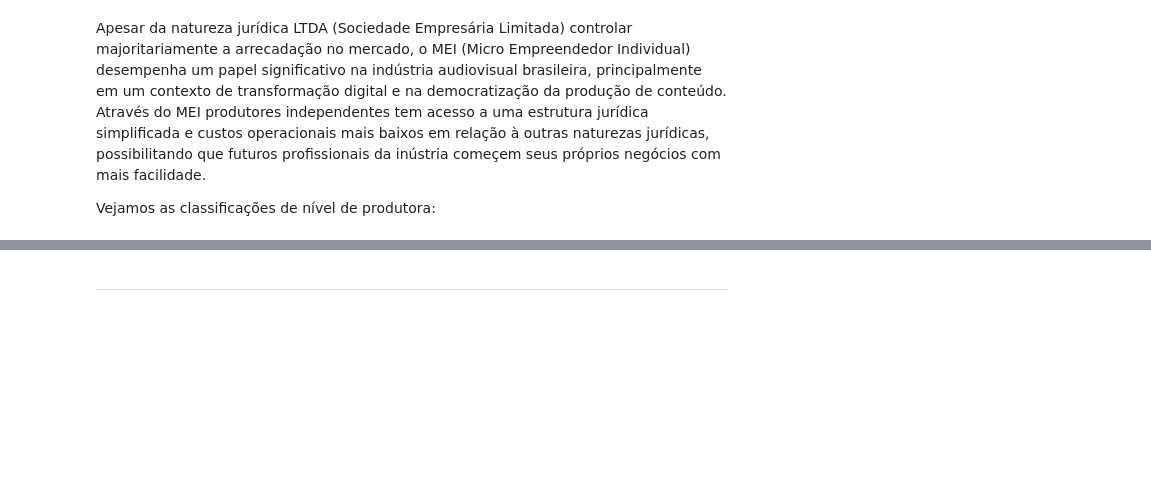
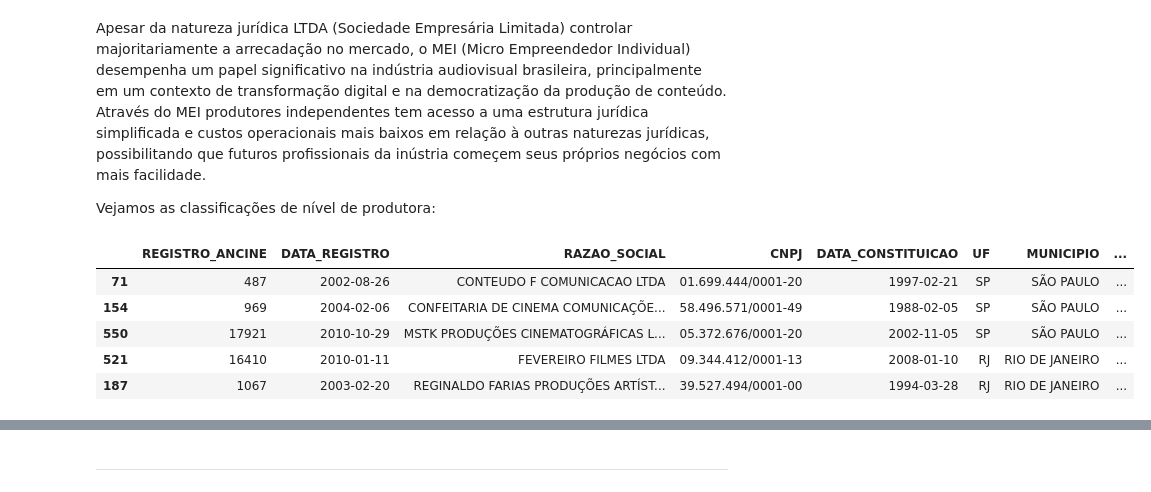
Before and after one commit to fonsecadados/AgenciaNacionalDoCinema_ANCINE, a Jupyter notebook: ANCINE_DesafiosEOportunidades.ipynb, the cells around one changed output, grey strips where cells are left out. Drawn from its saved outputs; the diff is of its cells as text; code cells hidden in the pictures; blank space fills up the shorter version.

```diff
--- a/ANCINE_DesafiosEOportunidades.ipynb
+++ b/ANCINE_DesafiosEOportunidades.ipynb
@@ -656,4 +656,20 @@ plt.show()
 Apesar da natureza jurídica LTDA (Sociedade Empresária Limitada) controlar majoritariamente a arrecadação no mercado, o MEI (Micro Empreendedor Individual) desempenha um papel significativo na indústria audiovisual brasileira, principalmente em um contexto de transformação digital e na democratização da produção de conteúdo. Através do MEI produtores independentes tem acesso a uma estrutura jurídica simplificada e custos operacionais mais baixos em relação à outras naturezas jurídicas, possibilitando que futuros profissionais da inústria começem seus próprios negócios com mais facilidade.
 
 Vejamos as classificações de nível de produtora:
+# %%
+
+renun_fiscal_captados = proj_renuncia_fiscal.copy()
+renun_fiscal_captados['TOTAL_CAPTADO'] = renun_fiscal_captados['TOTAL_CAPTADO'].str.split(',').apply(lambda x: [float(i) for i in x]).apply(sum)
+valor_captado_produtoras = renun_fiscal_captados.groupby(['RAZAO_SOCIAL_PROPONENTE', 'CNPJ_PROPONENTE'])['TOTAL_CAPTADO'].sum().reset_index()
+produtoras_proj_renun_fiscal = valor_captado_produtoras.sort_values(by='TOTAL_CAPTADO', ascending=False)
+
+produtoras_proj_renun_fiscal = agnts_tabela_unificada.merge(produtoras_proj_renun_fiscal, left_on='CNPJ', right_on='CNPJ_PROPONENTE')
+produtoras_proj_renun_fiscal.sample(5)
+# %% [output]
+|  | REGISTRO_ANCINE | DATA_REGISTRO | RAZAO_SOCIAL | CNPJ | DATA_CONSTITUICAO | UF | MUNICIPIO | ... |
+| 71 | 487 | 2002-08-26 | CONTEUDO F COMUNICACAO LTDA | 01.699.444/0001-20 | 1997-02-21 | SP | SÃO PAULO | ... |
+| 154 | 969 | 2004-02-06 | CONFEITARIA DE CINEMA COMUNICAÇÕE... | 58.496.571/0001-49 | 1988-02-05 | SP | SÃO PAULO | ... |
+| 550 | 17921 | 2010-10-29 | MSTK PRODUÇÕES CINEMATOGRÁFICAS L... | 05.372.676/0001-20 | 2002-11-05 | SP | SÃO PAULO | ... |
+| 521 | 16410 | 2010-01-11 | FEVEREIRO FILMES LTDA | 09.344.412/0001-13 | 2008-01-10 | RJ | RIO DE JANEIRO | ... |
+| 187 | 1067 | 2003-02-20 | REGINALDO FARIAS PRODUÇÕES ARTÍST... | 39.527.494/0001-00 | 1994-03-28 | RJ | RIO DE JANEIRO | ... |
 # %%
```
Also changed, not shown: parts of 6 cells of this notebook.
